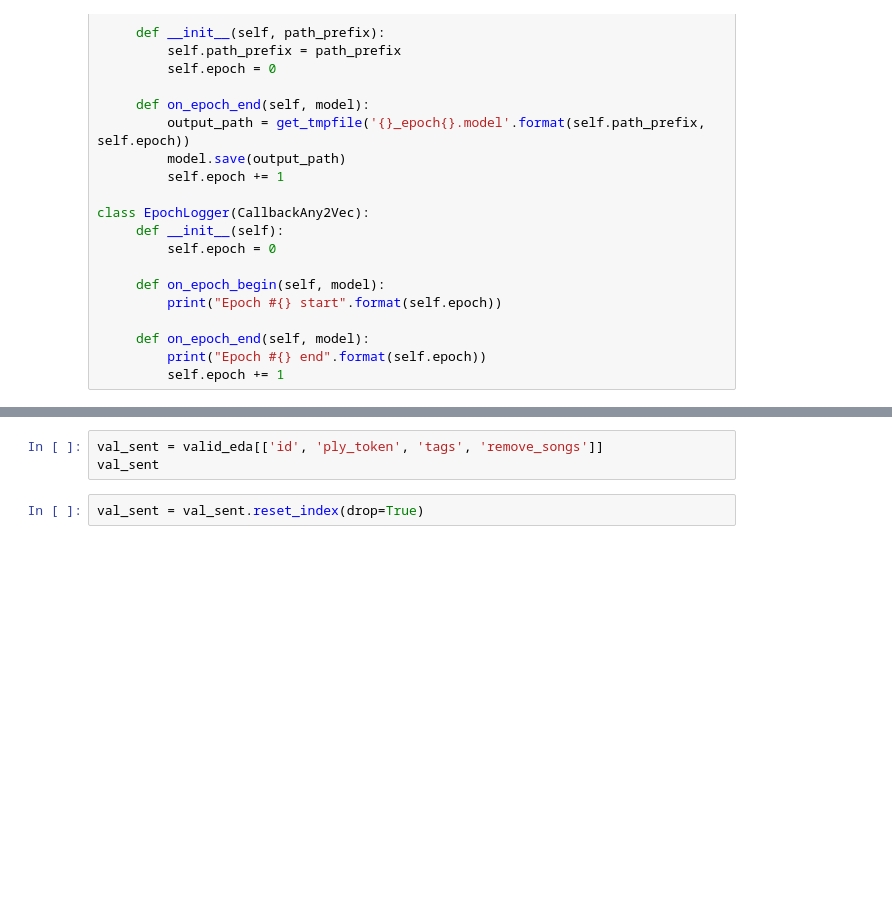
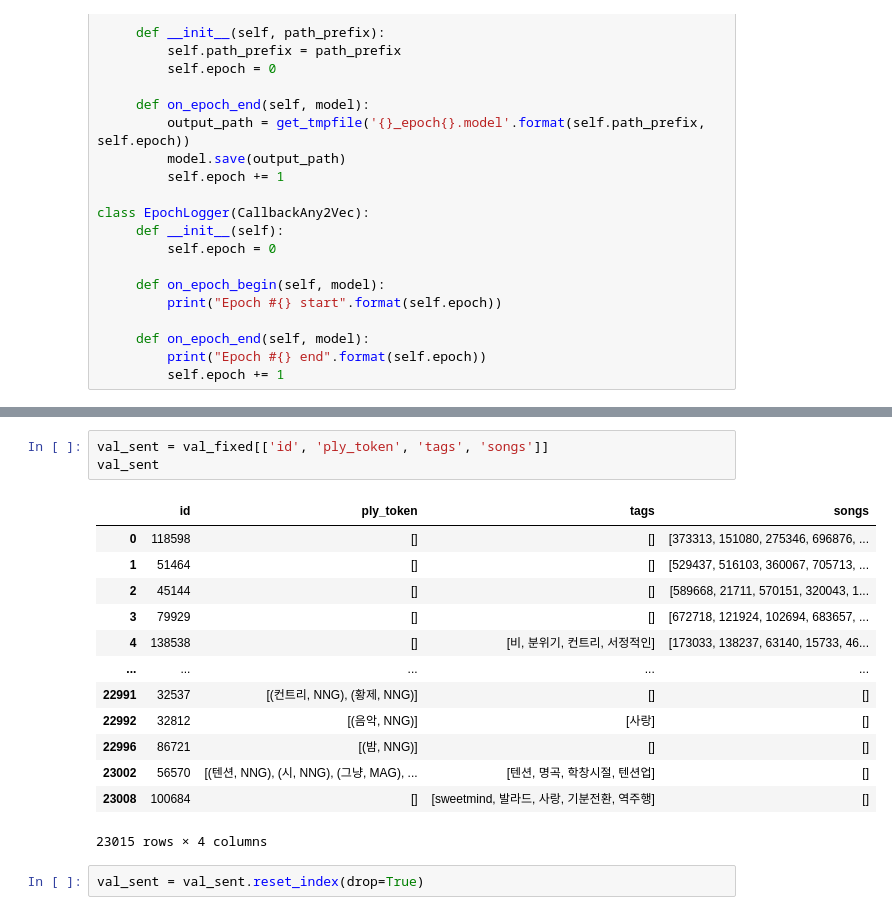
Before and after one commit to slipaway/melonplaylist, a Jupyter notebook: Word2vec_몰빵버전.ipynb, the cells around one changed output, grey strips where cells are left out. Drawn from its saved outputs; the diff is of its cells as text; blank space fills up the shorter version.

```diff
--- a/Word2vec_몰빵버전.ipynb
+++ b/Word2vec_몰빵버전.ipynb
@@ -499,6 +882,20 @@ valid_eda
 # %%
-val_sent = valid_eda[['id', 'ply_token', 'tags', 'remove_songs']]
+val_sent = val_fixed[['id', 'ply_token', 'tags', 'songs']]
 val_sent
+# %% [output]
+|  | id | ply_token | tags | songs |
+| 0 | 118598 | [] | [] | [373313, 151080, 275346, 696876, ... |
+| 1 | 51464 | [] | [] | [529437, 516103, 360067, 705713, ... |
+| 2 | 45144 | [] | [] | [589668, 21711, 570151, 320043, 1... |
+| 3 | 79929 | [] | [] | [672718, 121924, 102694, 683657, ... |
+| 4 | 138538 | [] | [비, 분위기, 컨트리, 서정적인] | [173033, 138237, 63140, 15733, 46... |
+| ... | ... | ... | ... | ... |
+| 22991 | 32537 | [(컨트리, NNG), (황제, NNG)] | [] | [] |
+| 22992 | 32812 | [(음악, NNG)] | [사랑] | [] |
+| 22996 | 86721 | [(밤, NNG)] | [] | [] |
+| 23002 | 56570 | [(텐션, NNG), (시, NNG), (그냥, MAG), ... | [텐션, 명곡, 학창시절, 텐션업] | [] |
+| 23008 | 100684 | [] | [sweetmind, 발라드, 사랑, 기분전환, 역주행] | [] |
+23015 rows × 4 columns
 # %%
 val_sent = val_sent.reset_index(drop=True)
 # %%
```
Also changed, not shown: parts of 55 cells of this notebook.
